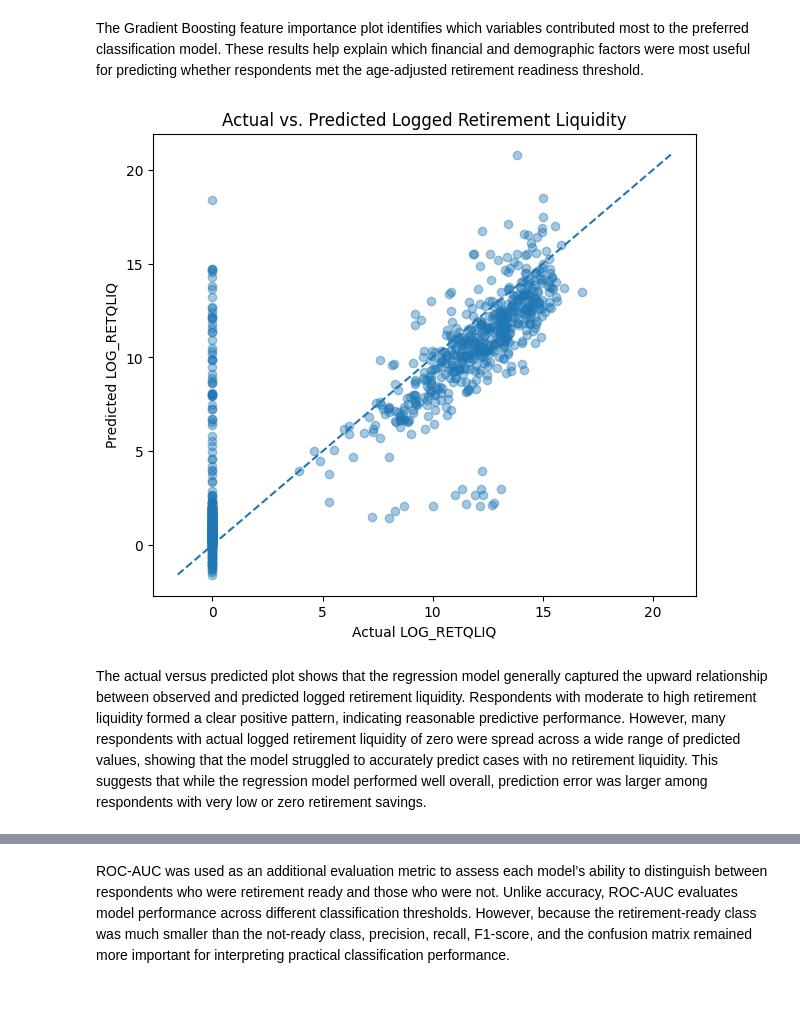
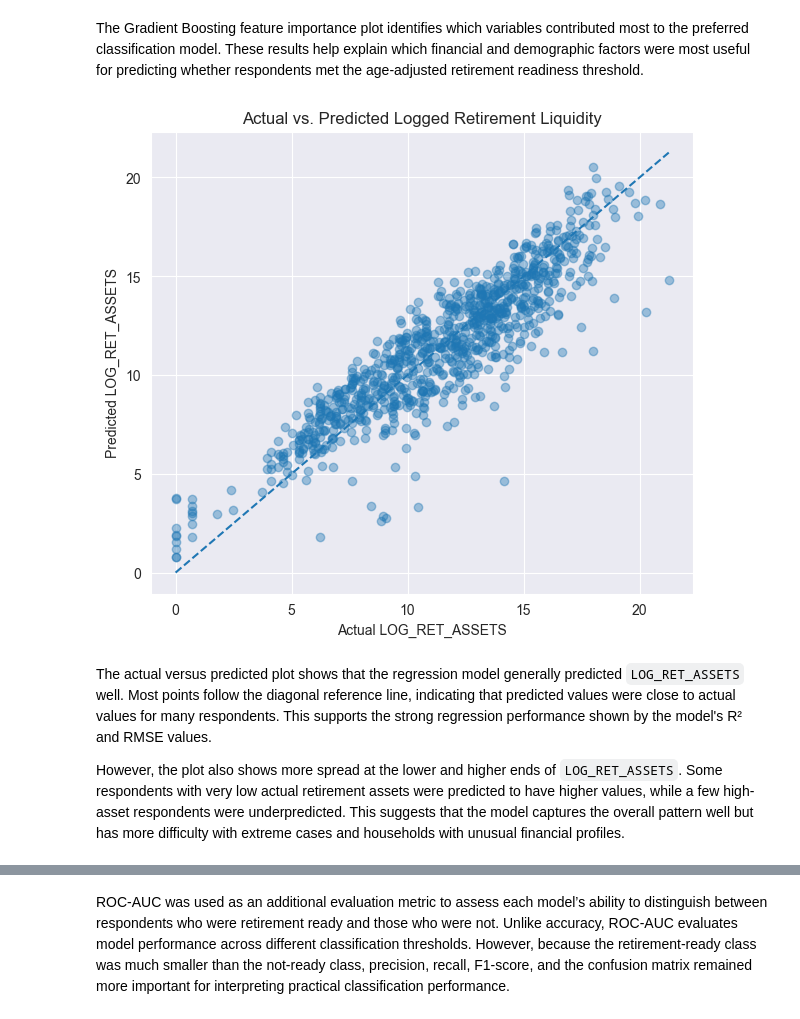
Before and after one commit to jsween/CapstoneProject, a Jupyter notebook: notebooks/04_ML_Models.ipynb, the cells around one changed output, grey strips where cells are left out. Cells and saved outputs as stored; diff of their text form; code cells hidden in the pictures.

Commit message:
feature: re-eval models based on new tgt

```diff
--- a/notebooks/04_ML_Models.ipynb
+++ b/notebooks/04_ML_Models.ipynb
@@ -183,19 +228,25 @@ The age-adjusted retirement readiness target classified approximately 9.2% of re
 # %%
 regression_features = [
     # financial
-    'LOG_EQUITY',
-    'LOG_FIN',
-    'LOG_LIQ',
-    'LOG_INCOME',
-    'LOG_DEBT',
-    'LOG_STOCKS',
-    # socioeconomic
-    'EDUC',
-    'FINLIT',
-    'AGE'
+    "LOG_LIQ",
+    "LOG_INCOME",
+    "LOG_DEBT",
+
+    # socioeconomic / behavioral
+    "EDUC",
+    "FINLIT",
+    "AGE",
+    "HHOUSES",
+    "EMERGSAV",
+    "MARRIED",
+    "KIDS",
+    "OCCAT1",
+    "LATE",
+    "SPENDMOR",
+    "YESFINRISK"
 ]
 
-target = 'LOG_RETQLIQ'
+target = 'LOG_RET_ASSETS'
 # %%
 X = df[regression_features]
 y = df[target]
@@ -815,22 +886,24 @@ The Gradient Boosting feature importance plot identifies which variables contrib
 # %%
 plt.figure(figsize=(7, 6))
 
 plt.scatter(y_test, y_pred, alpha=0.4)
 
 min_val = min(y_test.min(), y_pred.min())
 max_val = max(y_test.max(), y_pred.max())
 
 plt.plot([min_val, max_val], [min_val, max_val], linestyle="--")
 
 plt.title("Actual vs. Predicted Logged Retirement Liquidity")
-plt.xlabel("Actual LOG_RETQLIQ")
-plt.ylabel("Predicted LOG_RETQLIQ")
+plt.xlabel("Actual LOG_RET_ASSETS")
+plt.ylabel("Predicted LOG_RET_ASSETS")
 
 plt.show()
 # %% [output]
-[figure, old version]
+[figure, new version]
 # %% [markdown]
-The actual versus predicted plot shows that the regression model generally captured the upward relationship between observed and predicted logged retirement liquidity. Respondents with moderate to high retirement liquidity formed a clear positive pattern, indicating reasonable predictive performance. However, many respondents with actual logged retirement liquidity of zero were spread across a wide range of predicted values, showing that the model struggled to accurately predict cases with no retirement liquidity. This suggests that while the regression model performed well overall, prediction error was larger among respondents with very low or zero retirement savings.
+The actual versus predicted plot shows that the regression model generally predicted `LOG_RET_ASSETS` well. Most points follow the diagonal reference line, indicating that predicted values were close to actual values for many respondents. This supports the strong regression performance shown by the model's R² and RMSE values.
+
+However, the plot also shows more spread at the lower and higher ends of `LOG_RET_ASSETS`. Some respondents with very low actual retirement assets were predicted to have higher values, while a few high-asset respondents were underpredicted. This suggests that the model captures the overall pattern well but has more difficulty with extreme cases and households with unusual financial profiles.
 # %%
 log_coef = pd.Series(
     log_clf.named_steps["model"].coef_[0],
```
Also changed, not shown: parts of 53 cells of this notebook.
